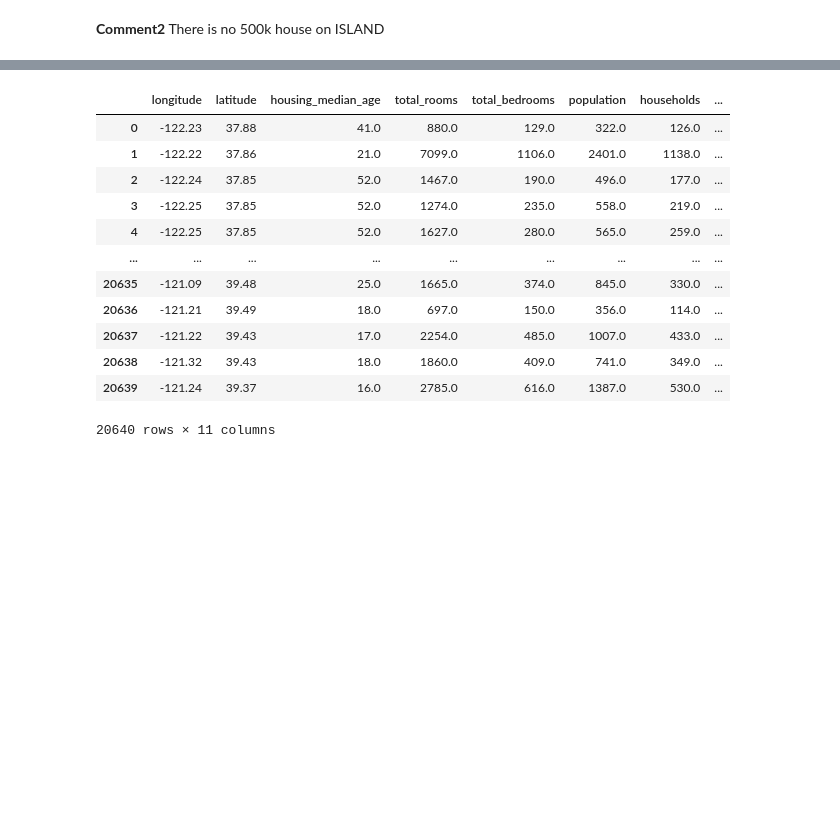
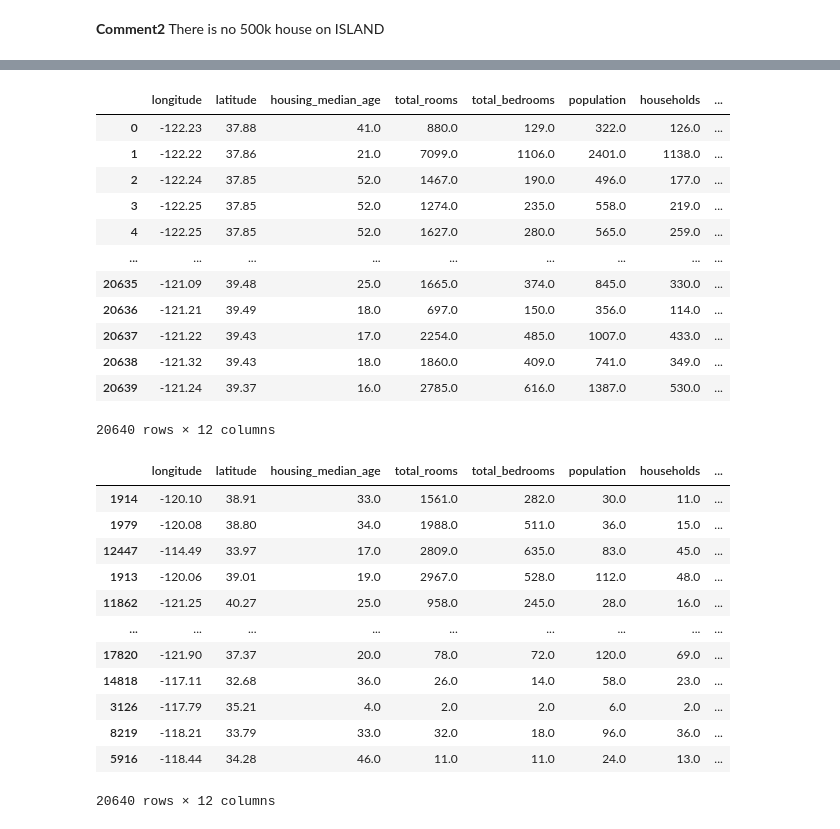
Before and after one commit to UBC-MDS/Movie_Selection, a Jupyter notebook: docs/EDA.ipynb, the cells around one changed output, grey strips where cells are left out. Drawn from its saved outputs; the diff is of its cells as text; code cells hidden in the pictures; blank space fills up the shorter version.

```diff
--- a/EDA.ipynb
+++ b/docs/EDA.ipynb
@@ -18,5 +23,5 @@ alt.data_transformers.enable('data_server')
 # %%
-housing = pd.read_csv('data/housing.csv')
+housing = pd.read_csv('../data/housing.csv')
 # %%
 housing.info()
 # %% [output]
@@ -101,5 +118,6 @@ housing.groupby('ocean_proximity').mean()
 # %%
-housing['average_bdrm'] = housing['total_bedrooms']/housing['population']
+housing['avg_rm'] = housing['total_rooms']/housing['households']
+housing['ppl_per_house'] = housing['population']/housing['households']
 housing
 # %% [output]
 |  | longitude | latitude | housing_median_age | total_rooms | total_bedrooms | population | households | ... |
@@ -114,4 +132,4 @@ housing
 | 20637 | -121.22 | 39.43 | 17.0 | 2254.0 | 485.0 | 1007.0 | 433.0 | ... |
 | 20638 | -121.32 | 39.43 | 18.0 | 1860.0 | 409.0 | 741.0 | 349.0 | ... |
 | 20639 | -121.24 | 39.37 | 16.0 | 2785.0 | 616.0 | 1387.0 | 530.0 | ... |
-20640 rows × 11 columns
+20640 rows × 12 columns
@@ -119,0 +136,16 @@ housing
+# %%
+housing.sort_values(by = 'avg_rm', ascending = False)
+# %% [output]
+|  | longitude | latitude | housing_median_age | total_rooms | total_bedrooms | population | households | ... |
+| 1914 | -120.10 | 38.91 | 33.0 | 1561.0 | 282.0 | 30.0 | 11.0 | ... |
+| 1979 | -120.08 | 38.80 | 34.0 | 1988.0 | 511.0 | 36.0 | 15.0 | ... |
+| 12447 | -114.49 | 33.97 | 17.0 | 2809.0 | 635.0 | 83.0 | 45.0 | ... |
+| 1913 | -120.06 | 39.01 | 19.0 | 2967.0 | 528.0 | 112.0 | 48.0 | ... |
+| 11862 | -121.25 | 40.27 | 25.0 | 958.0 | 245.0 | 28.0 | 16.0 | ... |
+| ... | ... | ... | ... | ... | ... | ... | ... | ... |
+| 17820 | -121.90 | 37.37 | 20.0 | 78.0 | 72.0 | 120.0 | 69.0 | ... |
+| 14818 | -117.11 | 32.68 | 36.0 | 26.0 | 14.0 | 58.0 | 23.0 | ... |
+| 3126 | -117.79 | 35.21 | 4.0 | 2.0 | 2.0 | 6.0 | 2.0 | ... |
+| 8219 | -118.21 | 33.79 | 33.0 | 32.0 | 18.0 | 96.0 | 36.0 | ... |
+| 5916 | -118.44 | 34.28 | 46.0 | 11.0 | 11.0 | 24.0 | 13.0 | ... |
+20640 rows × 12 columns
```
Also changed, not shown: parts of 5 cells of this notebook, 4 other files.
